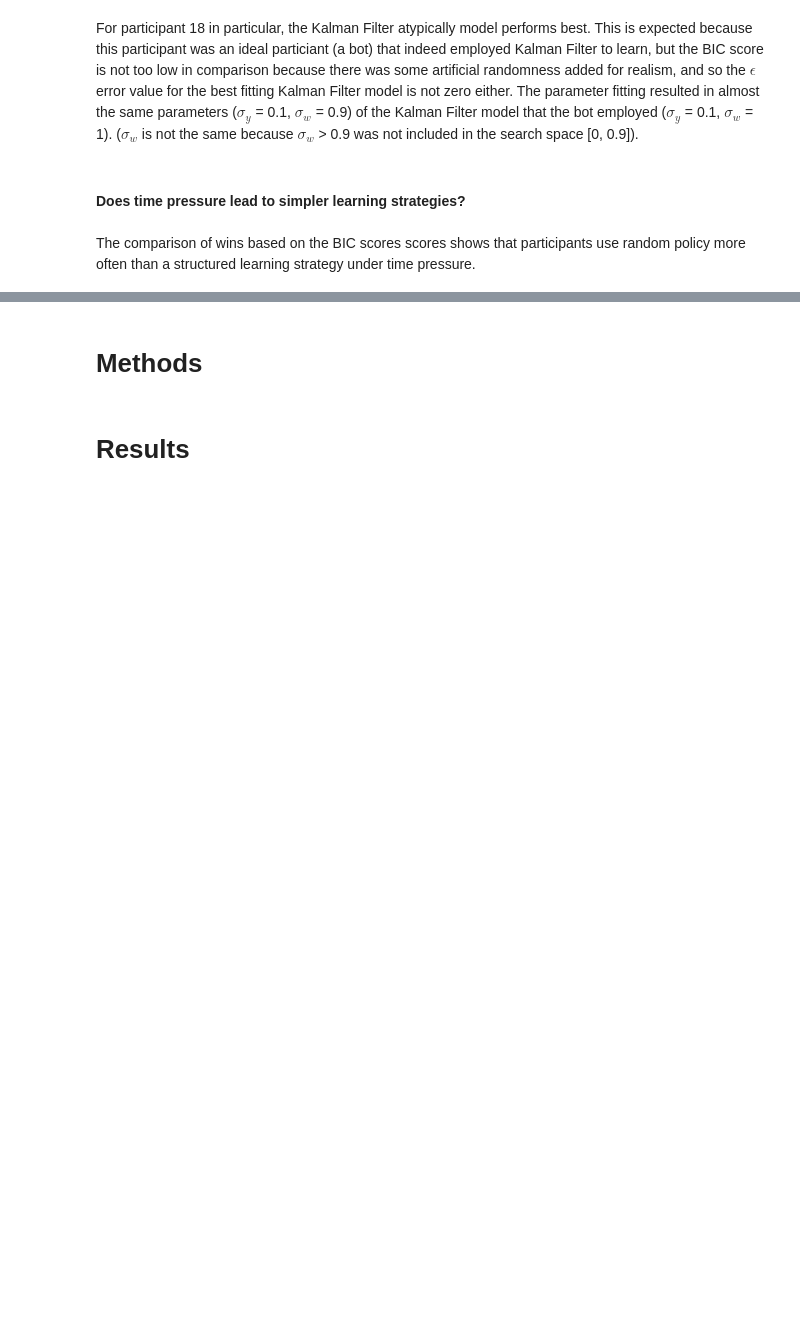
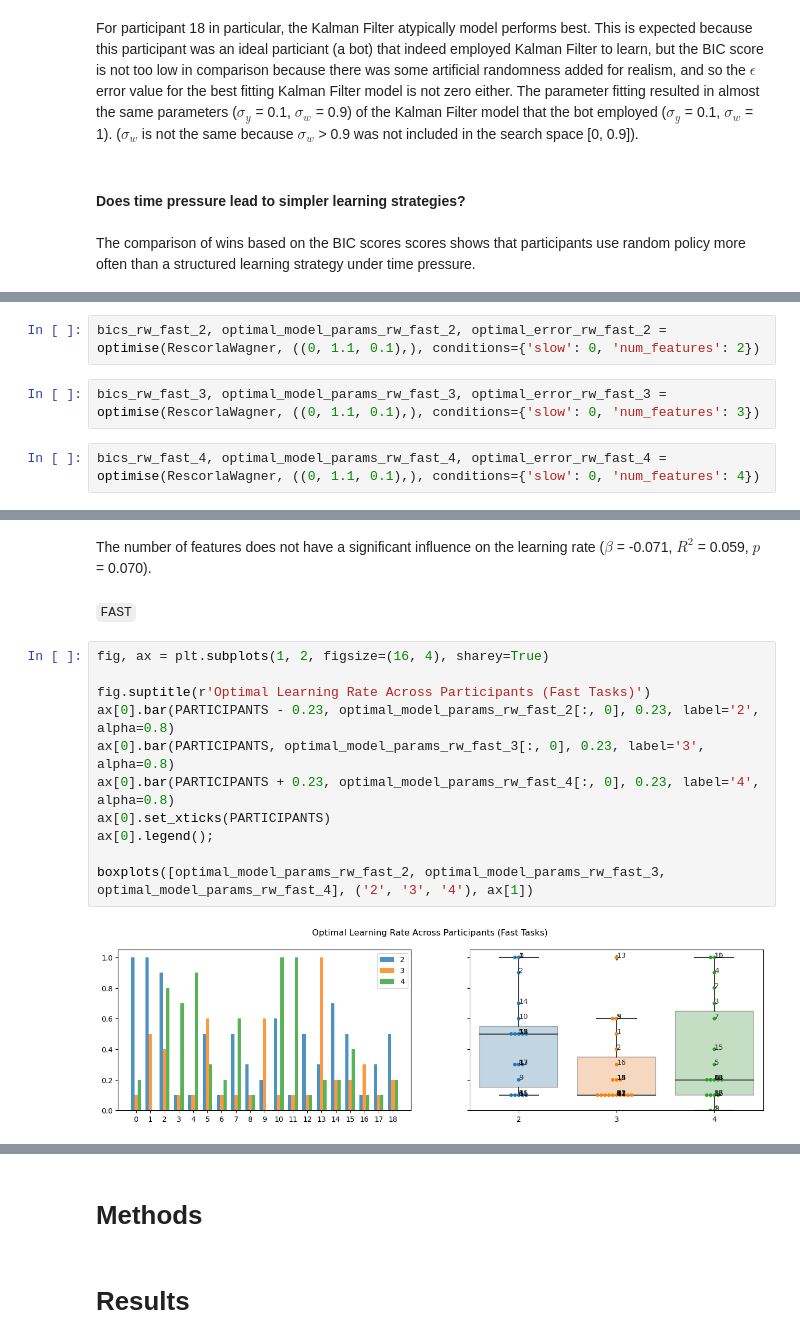
Before and after one commit to pulkitgoyal56/CCCP, a Jupyter notebook: CCCP.ipynb, the cells around one changed output, grey strips where cells are left out. Cells and saved outputs as stored; diff of their text form; blank space fills up the shorter version.

```diff
--- a/CCCP.ipynb
+++ b/CCCP.ipynb
@@ -606,0 +612,6 @@ The comparison of wins based on the BIC scores scores shows that participants us
+# %%
+bics_rw_fast_2, optimal_model_params_rw_fast_2, optimal_error_rw_fast_2 = optimise(RescorlaWagner, ((0, 1.1, 0.1),), conditions={'slow': 0, 'num_features': 2})
+# %%
+bics_rw_fast_3, optimal_model_params_rw_fast_3, optimal_error_rw_fast_3 = optimise(RescorlaWagner, ((0, 1.1, 0.1),), conditions={'slow': 0, 'num_features': 3})
+# %%
+bics_rw_fast_4, optimal_model_params_rw_fast_4, optimal_error_rw_fast_4 = optimise(RescorlaWagner, ((0, 1.1, 0.1),), conditions={'slow': 0, 'num_features': 4})
@@ -606,0 +642,17 @@ The comparison of wins based on the BIC scores scores shows that participants us
+# %% [markdown]
+The number of features does not have a significant influence on the learning rate ($\beta$ = -0.071, $R^2$ = 0.059, $p$ = 0.070).
+# %% [markdown]
+`FAST`
+# %%
+fig, ax = plt.subplots(1, 2, figsize=(16, 4), sharey=True)
+
+fig.suptitle(r'Optimal Learning Rate Across Participants (Fast Tasks)')
+ax[0].bar(PARTICIPANTS - 0.23, optimal_model_params_rw_fast_2[:, 0], 0.23, label='2', alpha=0.8)
+ax[0].bar(PARTICIPANTS, optimal_model_params_rw_fast_3[:, 0], 0.23, label='3', alpha=0.8)
+ax[0].bar(PARTICIPANTS + 0.23, optimal_model_params_rw_fast_4[:, 0], 0.23, label='4', alpha=0.8)
+ax[0].set_xticks(PARTICIPANTS)
+ax[0].legend();
+
+boxplots([optimal_model_params_rw_fast_2, optimal_model_params_rw_fast_3, optimal_model_params_rw_fast_4], ('2', '3', '4'), ax[1])
+# %% [output]
+[figure, added]
```
Also changed, not shown: parts of 28 cells of this notebook.
